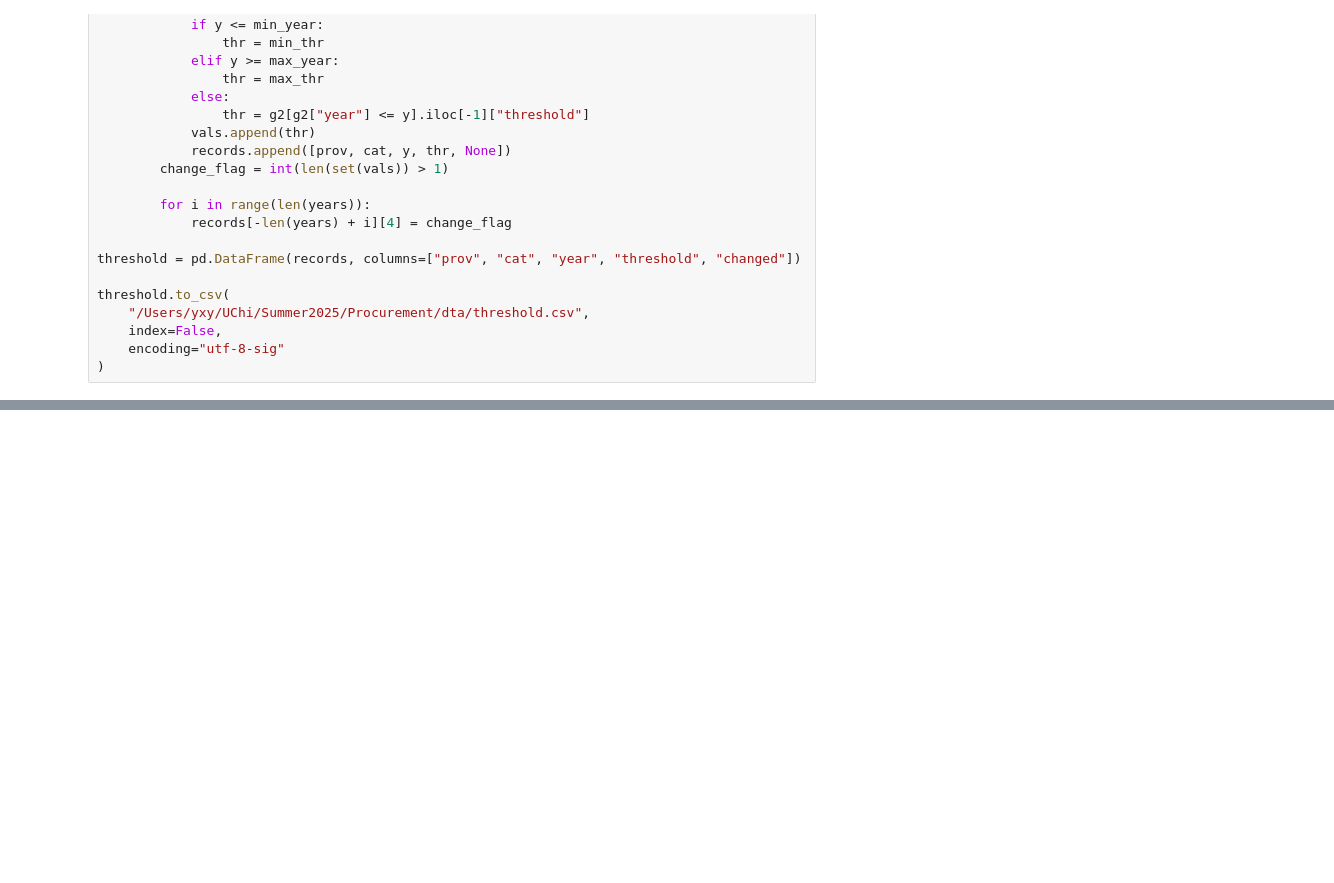
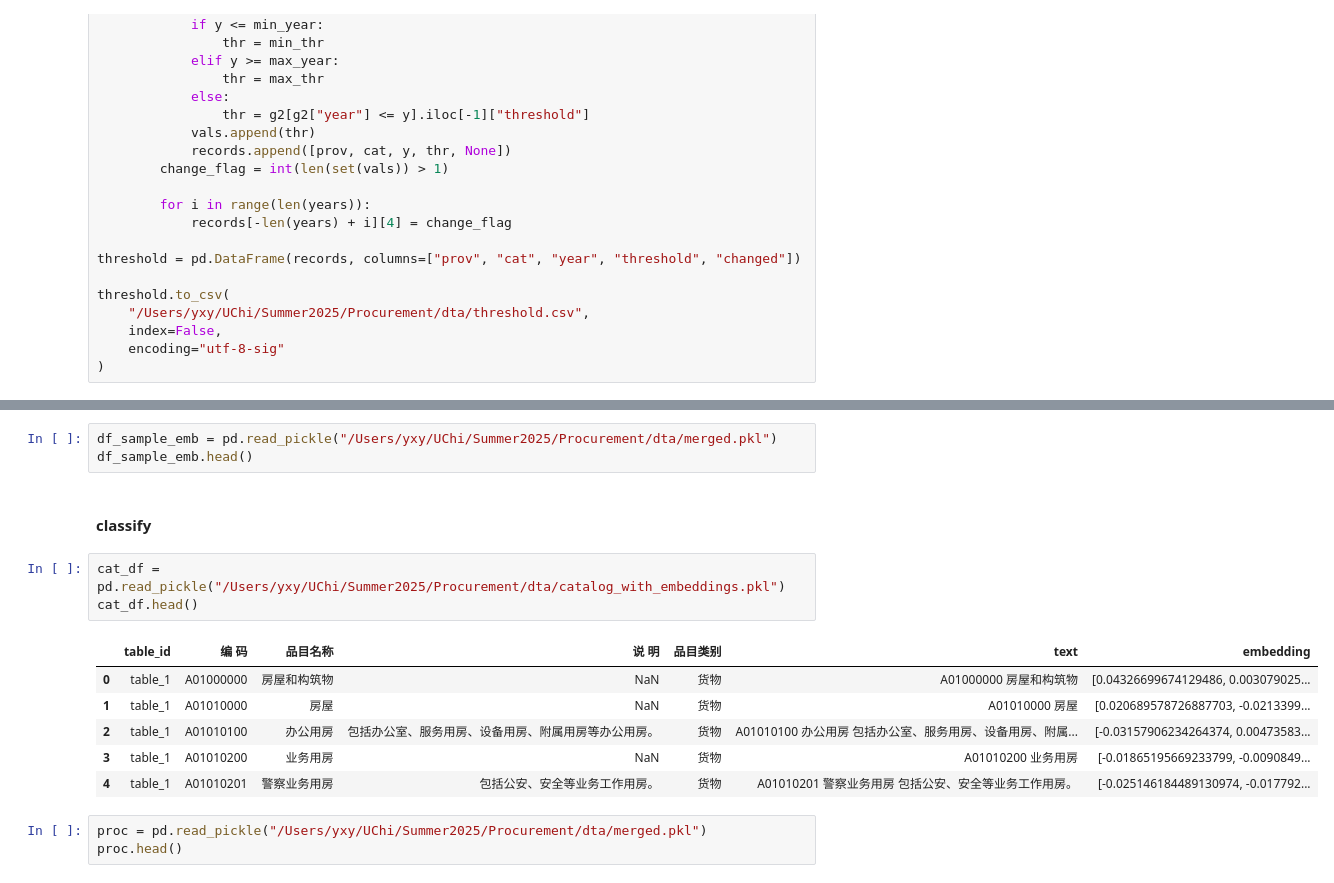
Before and after one commit to Lezy01/China_procurement, a Jupyter notebook: code/data_clean.ipynb, the cells around one changed output, grey strips where cells are left out. Drawn from its saved outputs; the diff is of its cells as text; blank space fills up the shorter version.

```diff
--- a/code/data_clean.ipynb
+++ b/code/data_clean.ipynb
@@ -426,0 +764,18 @@ Name: count, dtype: int64
+# %%
+df_sample_emb = pd.read_pickle("/Users/yxy/UChi/Summer2025/Procurement/dta/merged.pkl")
+df_sample_emb.head()
+# %% [markdown]
+#### classify
+# %%
+cat_df = pd.read_pickle("/Users/yxy/UChi/Summer2025/Procurement/dta/catalog_with_embeddings.pkl")
+cat_df.head()
+# %% [output]
+|  | table_id | 编 码 | 品目名称 | 说 明 | 品目类别 | text | embedding |
+| 0 | table_1 | A01000000 | 房屋和构筑物 | NaN | 货物 | A01000000 房屋和构筑物 | [0.04326699674129486, 0.003079025... |
+| 1 | table_1 | A01010000 | 房屋 | NaN | 货物 | A01010000 房屋 | [0.020689578726887703, -0.0213399... |
+| 2 | table_1 | A01010100 | 办公用房 | 包括办公室、服务用房、设备用房、附属用房等办公用房。 | 货物 | A01010100 办公用房 包括办公室、服务用房、设备用房、附属... | [-0.03157906234264374, 0.00473583... |
+| 3 | table_1 | A01010200 | 业务用房 | NaN | 货物 | A01010200 业务用房 | [-0.01865195669233799, -0.0090849... |
+| 4 | table_1 | A01010201 | 警察业务用房 | 包括公安、安全等业务工作用房。 | 货物 | A01010201 警察业务用房 包括公安、安全等业务工作用房。 | [-0.025146184489130974, -0.017792... |
+# %%
+proc = pd.read_pickle("/Users/yxy/UChi/Summer2025/Procurement/dta/merged.pkl")
+proc.head()
```
Also changed, not shown: parts of 56 cells of this notebook, 15 other files.
